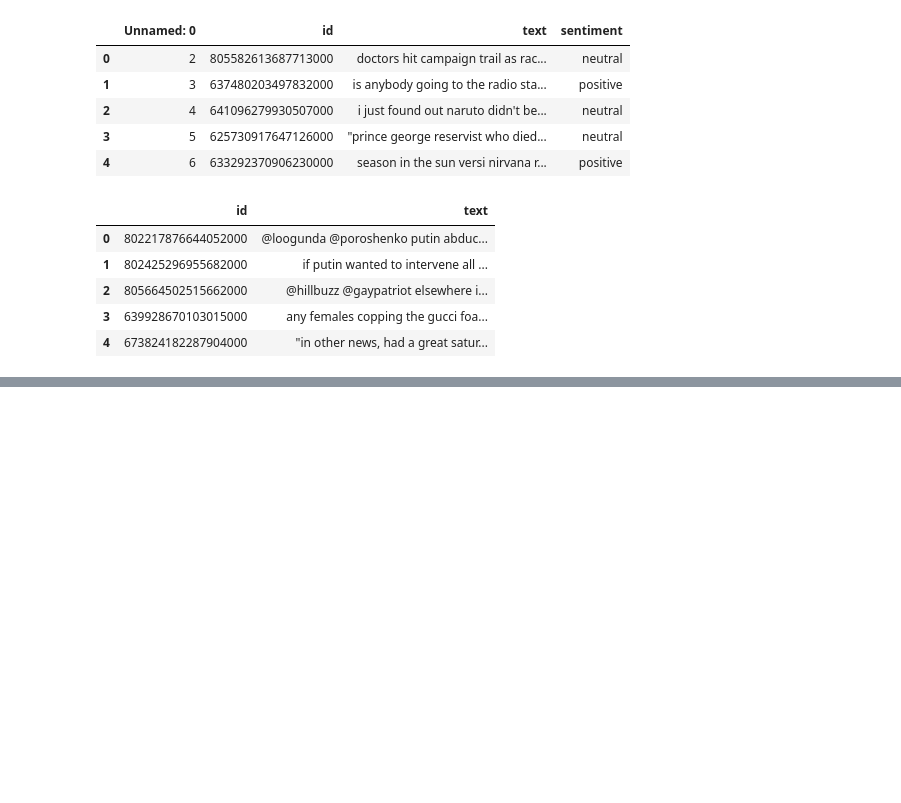
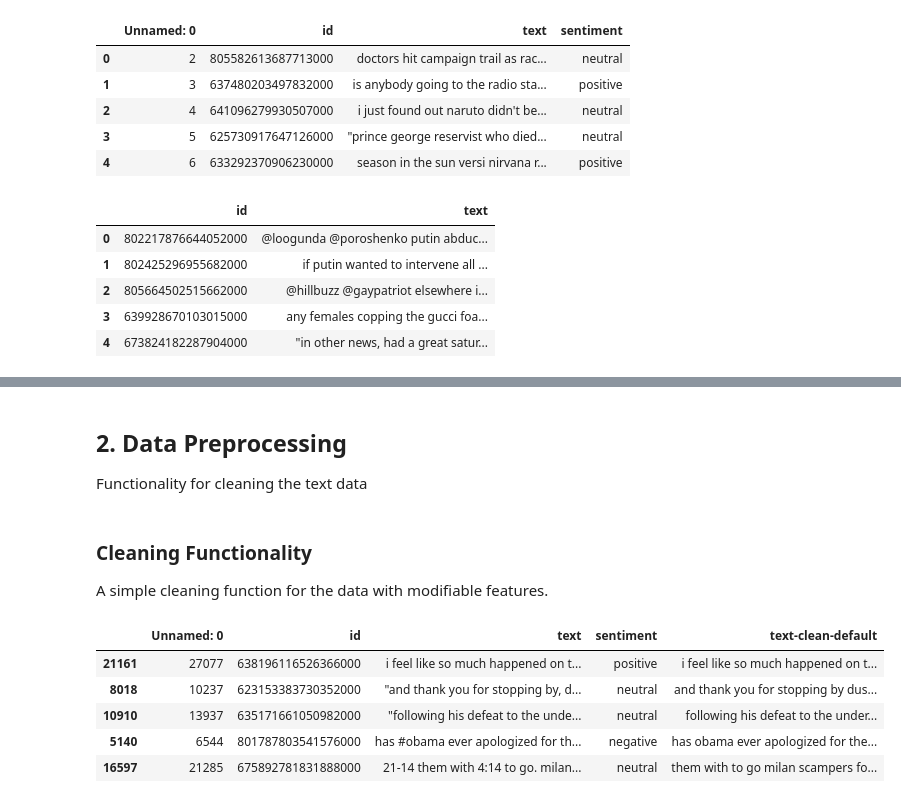
Before and after one commit to DigitalData/unimelb.comp30027.ml-assignment-2, a Jupyter notebook: code/sentiment-analysis.ipynb, the cells around one changed output, grey strips where cells are left out. Saved outputs shown, nothing was run; the diff lists cells and outputs as text; code cells hidden in the pictures; blank space fills up the shorter version.

```diff
--- a/code/sentiment-analysis.ipynb
+++ b/code/sentiment-analysis.ipynb
@@ -591,0 +145,61 @@ weighted avg       0.66      0.66      0.63     10901
+# %% [markdown]
+## 2. Data Preprocessing
+
+Functionality for cleaning the text data
+# %% [markdown]
+### Cleaning Functionality
+A simple cleaning function for the data with modifiable features.
+# %%
+## pre-cache the regex
+# common tweet feature regex
+RE_LINKS = re.compile(r'https?://t.co/\w*')
+RE_HASHTAGS = re.compile(r'(?<=\W)#\w*[a-z]\w*')
+RE_MENTIONS = re.compile(r'(?<=\W)@\w+')
+# other re
+RE_REPEATED_CONSECUTIVES = re.compile(r'(.)\1+')
+RE_NUMBERS = re.compile(r'\d+')
+RE_NON_ALPHANUMERIC = re.compile(r'[^a-z]+')
+
+# list of different terms to clean
+DEFAULT_CLEAN_DICT = {
+    'links': True,
+    'hashtags': False,
+    'mentions': True,
+    'numbers': True,
+    'non-alphanumeric': True,
+    'repeated-consecutive': False,
+    'stopwords': None, # removing stopwords
+}
+
+# a function to selectively clean different terms within tweets
+def clean_tweet(tweet: str, remove: dict = DEFAULT_CLEAN_DICT) -> str:
+    new_tweet = tweet
+    if remove['links']: new_tweet = RE_LINKS.sub(' ', new_tweet)
+    if remove['hashtags']: new_tweet = RE_HASHTAGS.sub(' ', new_tweet)
+    if remove['mentions']: new_tweet = RE_MENTIONS.sub(' ', new_tweet)
+    if remove['repeated-consecutive']: new_tweet = RE_REPEATED_CONSECUTIVES.sub(r'\1', new_tweet)
+    if remove['numbers']: new_tweet = RE_NUMBERS.sub(' ', new_tweet)
+    if remove['non-alphanumeric']:
+        new_tweet = RE_NON_ALPHANUMERIC.sub(' ', new_tweet)
+    if remove['stopwords'] is not None:
+        re_stopwords = re.compile(r'\b(' + r'|'.join(remove['stopwords']) + r')\b\s*')
+        new_tweet = re_stopwords.sub(' ', new_tweet)
+
+    # remove unnecessary space characters
+    new_tweet = re.sub(r' +', ' ', new_tweet)
+    new_tweet = re.sub(r'^ | $', '', new_tweet) # bookend spaces
+    return new_tweet
+
+# apply the default cleaning function to the training and test sets
+train_df['text-clean-default'] = train_df['text'].apply(clean_tweet)
+test_df['text-clean-default'] = test_df['text'].apply(clean_tweet)
+
+# inspect a sample of the training information and compare the clean and raw tweets
+train_df.sample(5)
+# %% [output]
+|  | Unnamed: 0 | id | text | sentiment | text-clean-default |
+| 21161 | 27077 | 638196116526366000 | i feel like so much happened on t... | positive | i feel like so much happened on t... |
+| 8018 | 10237 | 623153383730352000 | "and thank you for stopping by, d... | neutral | and thank you for stopping by dus... |
+| 10910 | 13937 | 635171661050982000 | "following his defeat to the unde... | neutral | following his defeat to the under... |
+| 5140 | 6544 | 801787803541576000 | has #obama ever apologized for th... | negative | has obama ever apologized for the... |
+| 16597 | 21285 | 675892781831888000 | 21-14 them with 4:14 to go. milan... | neutral | them with to go milan scampers fo... |
```
Also changed, not shown: parts of 57 cells of this notebook, 18 other files.
